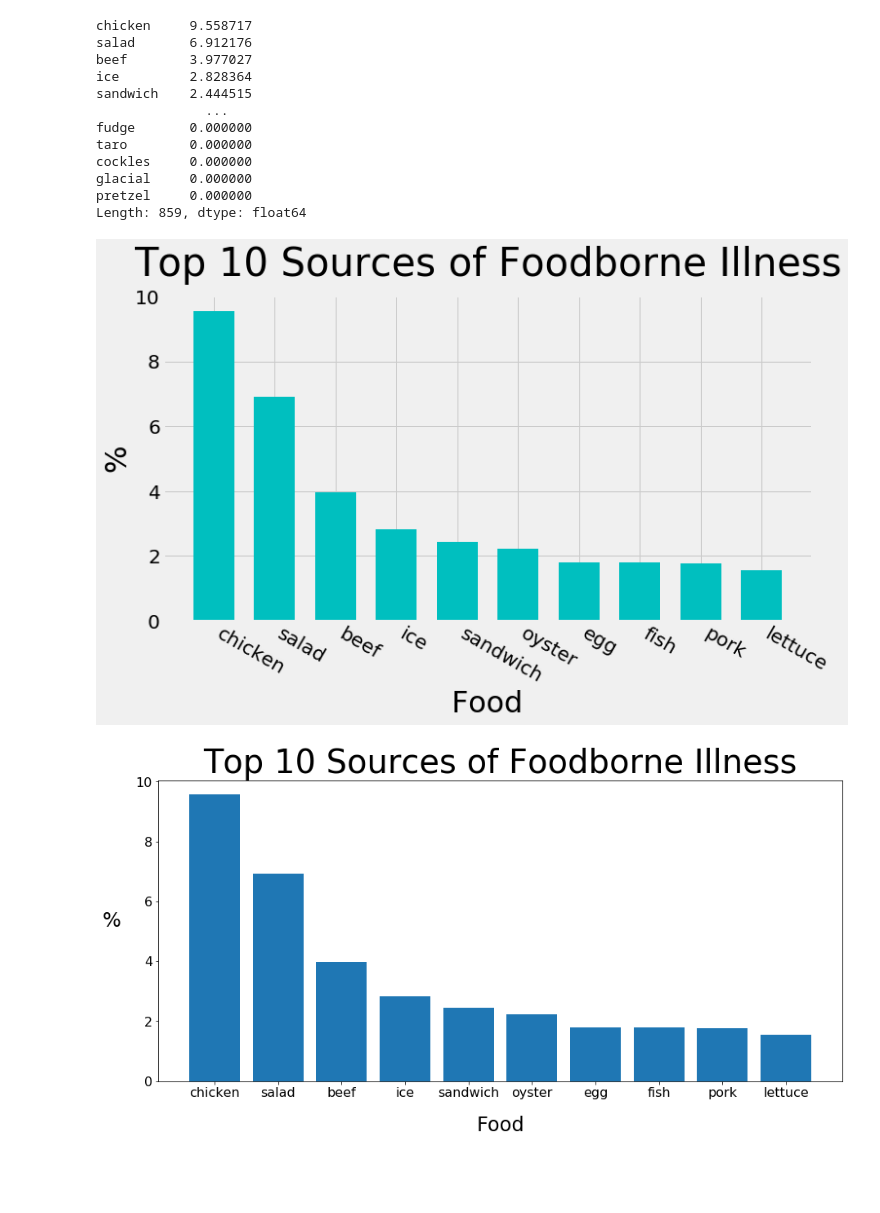
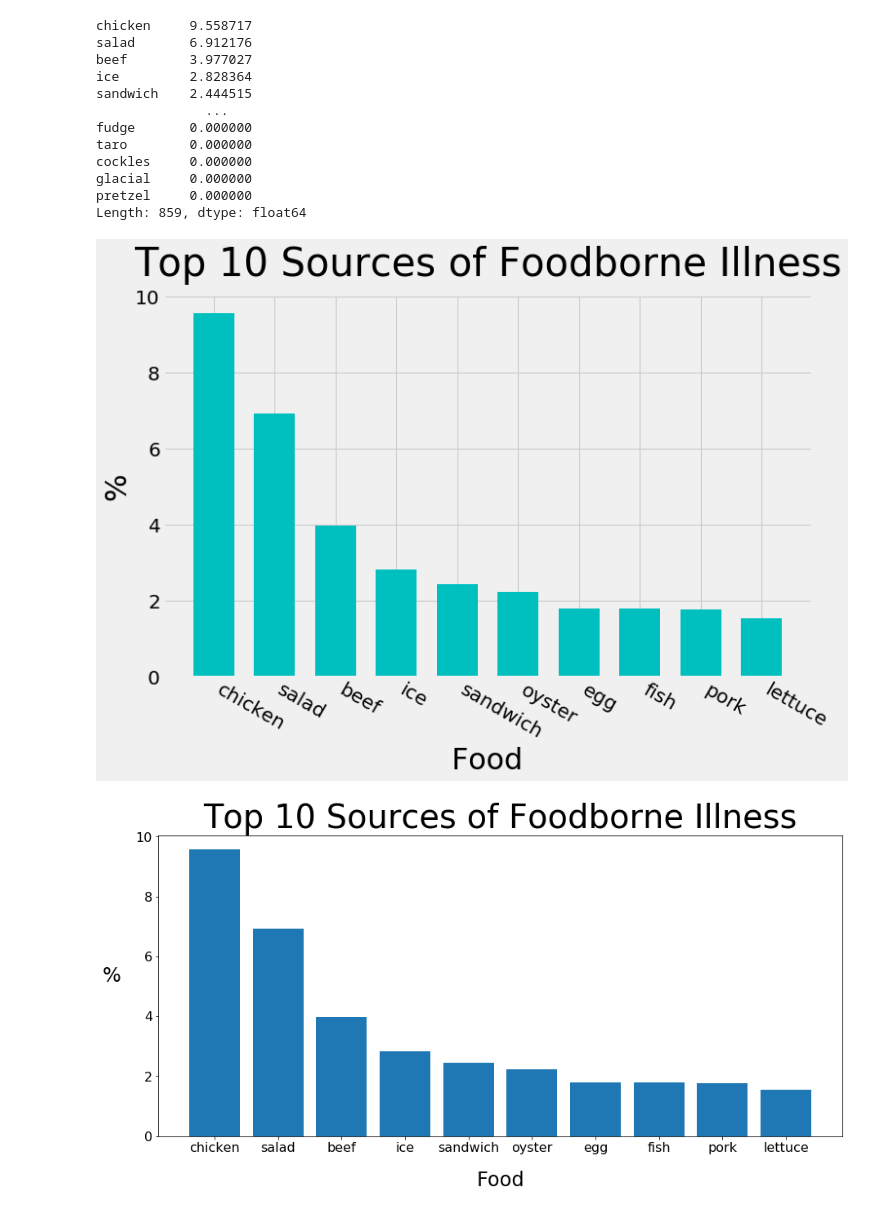
Before and after one commit to heathcliffs34/capstone_1, a Jupyter notebook: capstone1_pareto.ipynb, the cells around one changed output. Saved outputs shown, nothing was run; the diff lists cells and outputs as text; code cells hidden in the pictures; blank space fills up the shorter version.

Commit message:
updating images

```diff
--- a/capstone1_pareto.ipynb
+++ b/capstone1_pareto.ipynb
@@ -55,34 +55,34 @@ Length: 859, dtype: float64
 # %%
 top = top_foods
 n = 10
 x = top[:n].index
 y = top[:n]
 y_pos = np.linspace(1,2,num=10)
 strings = ['Food', '%', 'Top 10 Sources of Foodborne Illness']
 
 bar_width = 0.075
 fig_size = (12,8)
 font1 = 20
 font2 = 30
 font3 = 40
 colour = 'c'
 
 fig,ax = plt.subplots(figsize=fig_size)
 
 ax.bar(y_pos, y, width=bar_width, color=colour)
 ax.set_xlabel(strings[0], fontsize=font2)
 ax.set_ylabel(strings[1], fontsize=font2)
 ax.set_title(strings[2], fontsize=font3, pad=20)
 
 plt.xticks(y_pos, x, fontsize=font1, rotation=-30, ha='left')
 plt.yticks(fontsize=font1)
 
 plt.style.use('fivethirtyeight')
-plt.subplots_adjust(bottom=0.3, left=0.13, right=0.9)
+plt.subplots_adjust(bottom=0.2, left=0.13, right=0.9)
 
 plt.savefig('figures/sources');
 # %% [output]
-[figure, old version]
+[figure, new version]
 # %%
 # fig,ax = plt.subplots(figsize=(15,7))
 # ax.bar(top_foods[:10].index,top_foods[:10])
```
Also changed, not shown: 1 other file.
